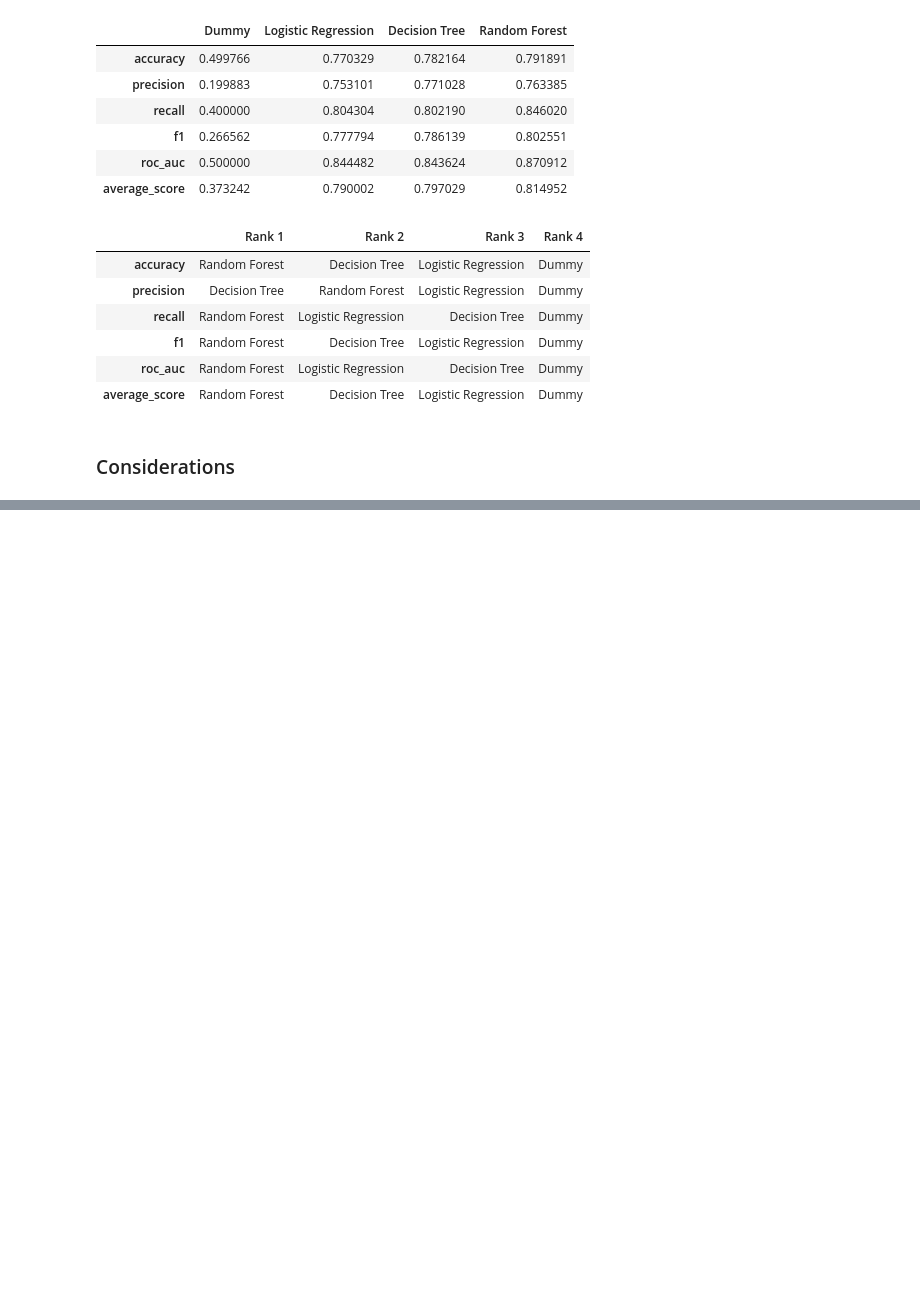
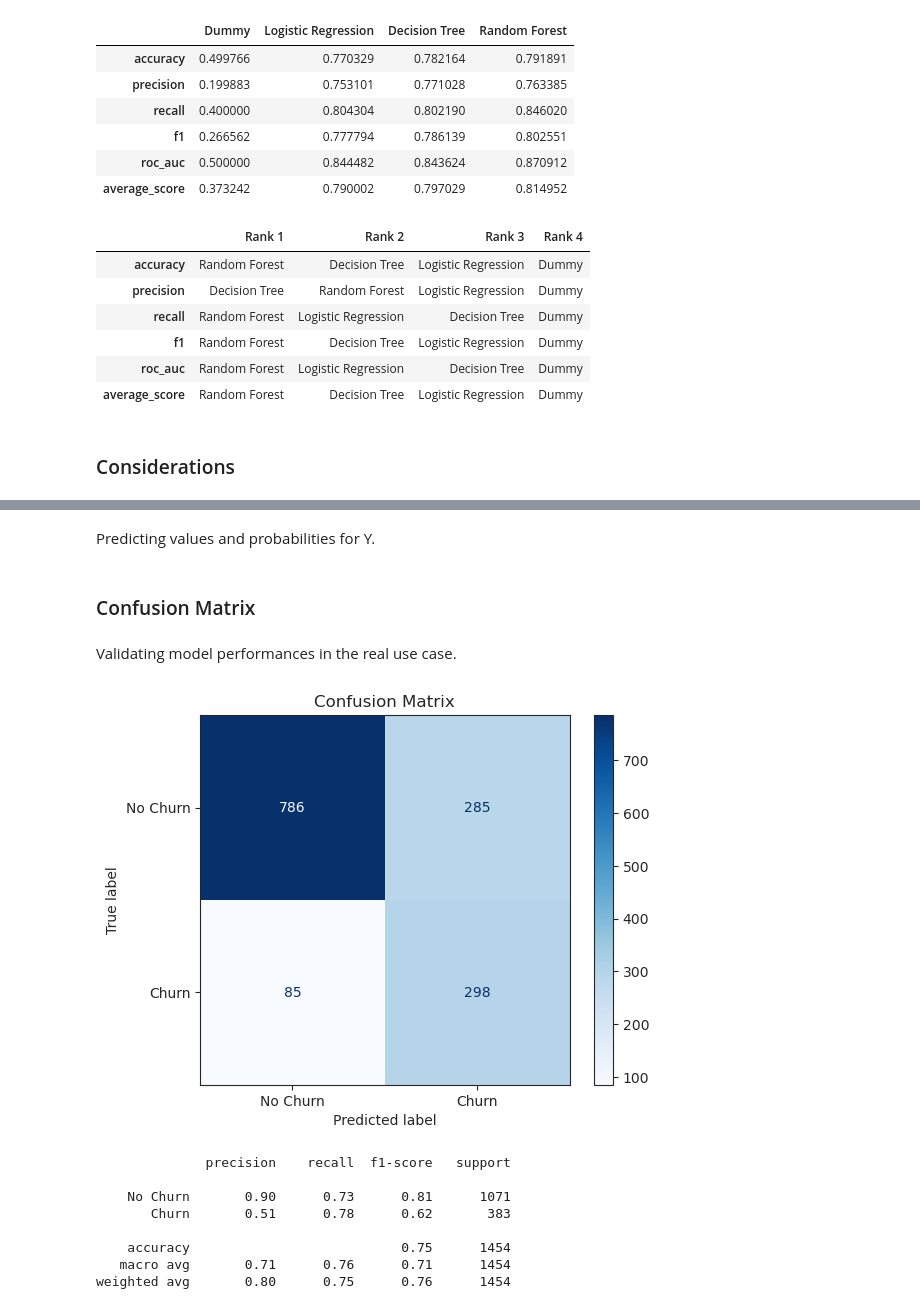
Before and after one commit to DanielCrema/oracle-one-data-science-challenge3-telecom-x-2, a Jupyter notebook: main.ipynb, the cells around one changed output, grey strips where cells are left out. Saved outputs shown, nothing was run; the diff lists cells and outputs as text; code cells hidden in the pictures; blank space fills up the shorter version.

Commit message:
prediction and checking confusion matrices

```diff
--- a/main.ipynb
+++ b/main.ipynb
@@ -1310,0 +1327,2 @@ Considering the complication of having to deal with logarithmic input/output whe
+# %%
+dt_clf.fit(pd.DataFrame(x_train_sm), y_train_sm)
@@ -1310,0 +1332,2 @@ Considering the complication of having to deal with logarithmic input/output whe
+# %%
+log_clf.fit(pd.DataFrame(x_train_log_sm), y_train_log_sm)
@@ -1310,0 +1338,50 @@ Considering the complication of having to deal with logarithmic input/output whe
+# %% [markdown]
+Predicting values and probabilities for Y.
+# %%
+predictions = {
+    'random_forest': {
+        'classification': rf_clf.predict(pd.DataFrame(x_test)),
+        'probability': rf_clf.predict_proba(pd.DataFrame(x_test))
+    },
+    'decision_tree': {
+        'classification': dt_clf.predict(pd.DataFrame(x_test)),
+        'probability': dt_clf.predict_proba(pd.DataFrame(x_test))
+    },
+    'logistic_regression': {
+        'classification': log_clf.predict(pd.DataFrame(x_test_log)),
+        'probability': log_clf.predict_proba(pd.DataFrame(x_test_log))
+    }
+}
+# %% [markdown]
+### Confusion Matrix
+# %% [markdown]
+Validating model performances in the real use case.
+# %%
+def plot_confusion_matrix(y_test, y_pred, labels=None, title='Confusion Matrix'):
+    cm = confusion_matrix(y_test, y_pred, labels=labels)
+
+    labels_display = None
+    if isinstance(labels, list) or isinstance(labels, np.ndarray):
+        if len(labels) == 2 and 0 in list(labels) and 1 in list(labels):
+            labels_display = ['Churn' if label == 1 else 'No Churn' for label in labels]
+        else:
+            labels_display = [str(label) for label in labels]
+
+    disp = ConfusionMatrixDisplay(confusion_matrix=cm, display_labels=labels_display)
+    disp.plot(cmap='Blues')
+    plt.title(title)
+    plt.show()
+
+    print(classification_report(y_test, y_pred, target_names=labels_display))
+# %%
+plot_confusion_matrix(y_test, predictions['random_forest']['classification'], labels=dt_clf.classes_)
+# %% [output]
+[figure, added]
+              precision    recall  f1-score   support
+
+    No Churn       0.90      0.73      0.81      1071
+       Churn       0.51      0.78      0.62       383
+
+    accuracy                           0.75      1454
+   macro avg       0.71      0.76      0.71      1454
+weighted avg       0.80      0.75      0.76      1454
```
Also changed, not shown: parts of 12 cells of this notebook.
